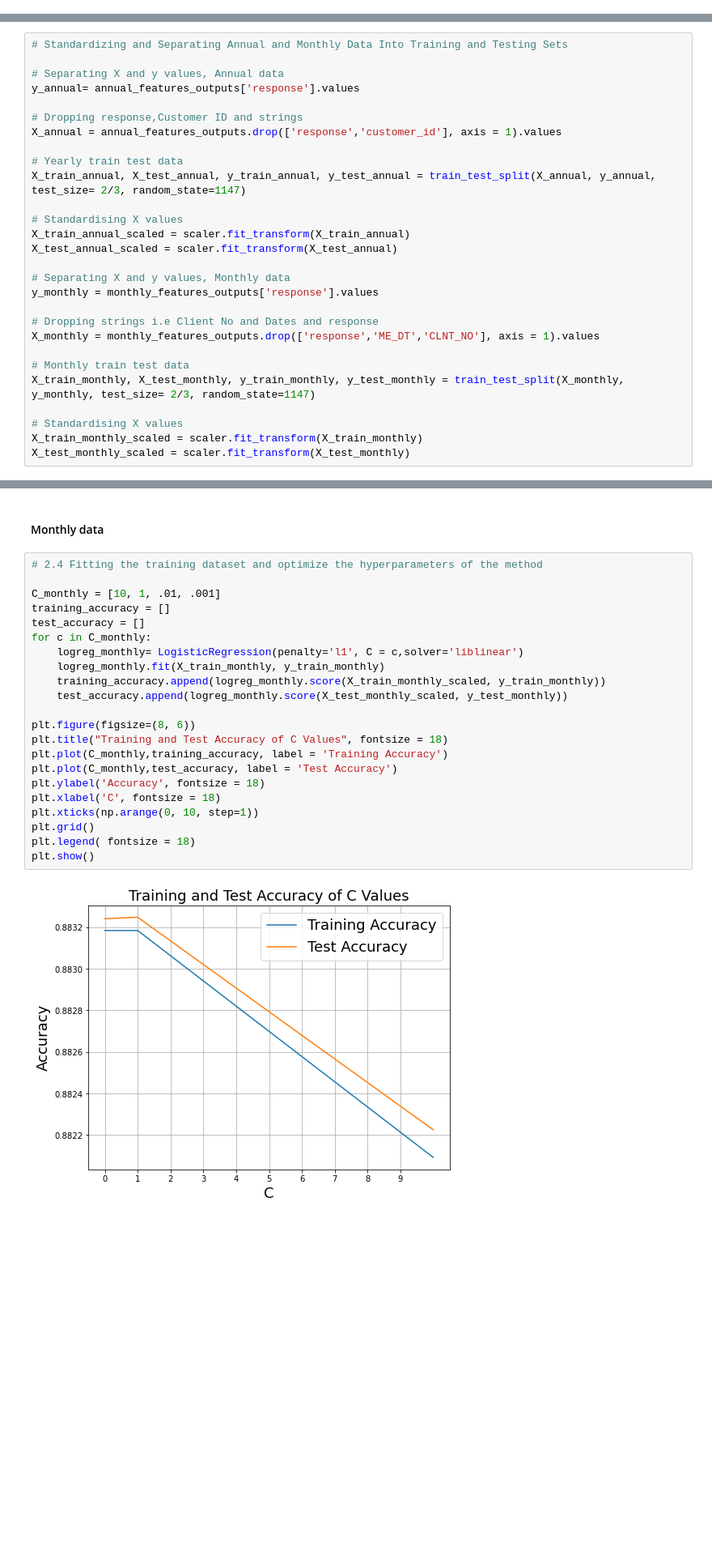
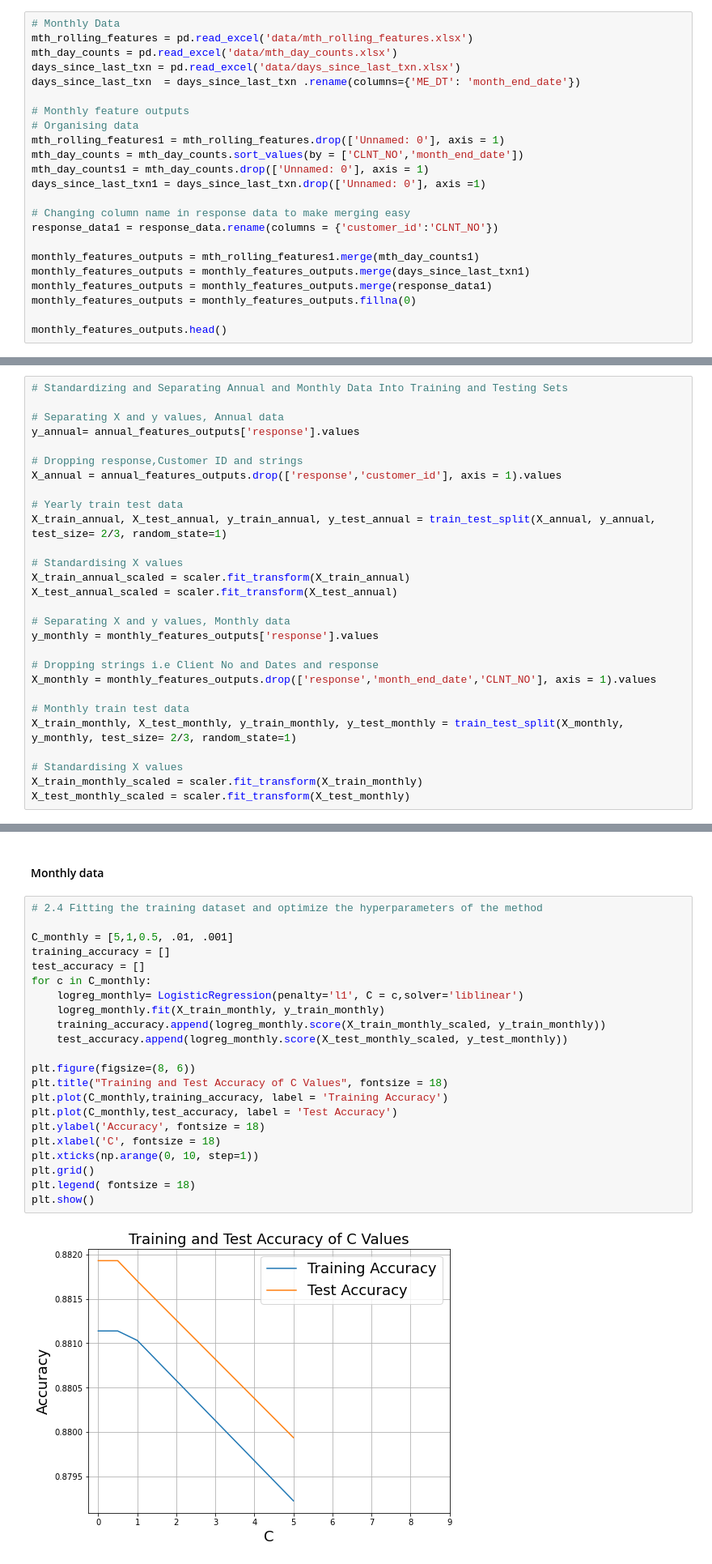
Before and after one commit to PortiaMasibi/Predicting-Response-to-Promotional-Campaign-, a Jupyter notebook: comparing_algorithms.ipynb, the cells around one changed output, grey strips where cells are left out. Shown at 81% size. Cells and saved outputs as stored; diff of their text form; blank space fills up the shorter version.

```diff
--- a/comparing_algorithms.ipynb
+++ b/comparing_algorithms.ipynb
@@ -92,0 +87,23 @@ monthly_features_outputs = monthly_features_outputs.fillna(0)
+# %%
+# Monthly Data
+mth_rolling_features = pd.read_excel('data/mth_rolling_features.xlsx')
+mth_day_counts = pd.read_excel('data/mth_day_counts.xlsx')
+days_since_last_txn = pd.read_excel('data/days_since_last_txn.xlsx')
+days_since_last_txn  = days_since_last_txn .rename(columns={'ME_DT': 'month_end_date'})
+
+# Monthly feature outputs
+# Organising data
+mth_rolling_features1 = mth_rolling_features.drop(['Unnamed: 0'], axis = 1)
+mth_day_counts = mth_day_counts.sort_values(by = ['CLNT_NO','month_end_date'])
+mth_day_counts1 = mth_day_counts.drop(['Unnamed: 0'], axis = 1)
+days_since_last_txn1 = days_since_last_txn.drop(['Unnamed: 0'], axis =1)
+
+# Changing column name in response data to make merging easy
+response_data1 = response_data.rename(columns = {'customer_id':'CLNT_NO'})
+
+monthly_features_outputs = mth_rolling_features1.merge(mth_day_counts1)
+monthly_features_outputs = monthly_features_outputs.merge(days_since_last_txn1)
+monthly_features_outputs = monthly_features_outputs.merge(response_data1)
+monthly_features_outputs = monthly_features_outputs.fillna(0)
+
+monthly_features_outputs.head()
@@ -127,7 +152,7 @@ y_annual= annual_features_outputs['response'].values
 X_annual = annual_features_outputs.drop(['response','customer_id'], axis = 1).values
 
 # Yearly train test data
-X_train_annual, X_test_annual, y_train_annual, y_test_annual = train_test_split(X_annual, y_annual, test_size= 2/3, random_state=1147)
+X_train_annual, X_test_annual, y_train_annual, y_test_annual = train_test_split(X_annual, y_annual, test_size= 2/3, random_state=1)
 
 # Standardising X values
 X_train_annual_scaled = scaler.fit_transform(X_train_annual)
@@ -137,10 +162,10 @@ X_test_annual_scaled = scaler.fit_transform(X_test_annual)
 y_monthly = monthly_features_outputs['response'].values
 
 # Dropping strings i.e Client No and Dates and response
-X_monthly = monthly_features_outputs.drop(['response','ME_DT','CLNT_NO'], axis = 1).values
+X_monthly = monthly_features_outputs.drop(['response','month_end_date','CLNT_NO'], axis = 1).values
 
 # Monthly train test data
-X_train_monthly, X_test_monthly, y_train_monthly, y_test_monthly = train_test_split(X_monthly, y_monthly, test_size= 2/3, random_state=1147)
+X_train_monthly, X_test_monthly, y_train_monthly, y_test_monthly = train_test_split(X_monthly, y_monthly, test_size= 2/3, random_state=1)
 
 # Standardising X values
 X_train_monthly_scaled = scaler.fit_transform(X_train_monthly)
@@ -314,27 +370,27 @@ weighted avg       0.81      0.90      0.86      4590
 # %%
 # 2.4 Fitting the training dataset and optimize the hyperparameters of the method
 
-C_monthly = [10, 1, .01, .001]
+C_monthly = [5,1,0.5, .01, .001]
 training_accuracy = []
 test_accuracy = []
 for c in C_monthly:
     logreg_monthly= LogisticRegression(penalty='l1', C = c,solver='liblinear')
     logreg_monthly.fit(X_train_monthly, y_train_monthly)
     training_accuracy.append(logreg_monthly.score(X_train_monthly_scaled, y_train_monthly))
     test_accuracy.append(logreg_monthly.score(X_test_monthly_scaled, y_test_monthly))
 
 plt.figure(figsize=(8, 6))
 plt.title("Training and Test Accuracy of C Values", fontsize = 18)
 plt.plot(C_monthly,training_accuracy, label = 'Training Accuracy')
 plt.plot(C_monthly,test_accuracy, label = 'Test Accuracy')
 plt.ylabel('Accuracy', fontsize = 18)
 plt.xlabel('C', fontsize = 18)
 plt.xticks(np.arange(0, 10, step=1))
 plt.grid()
 plt.legend( fontsize = 18)
 plt.show()
 # %% [output]
-[figure, old version]
+[figure, new version]
 # %%
 # Therefore C_monthly = 0.01
 #Fitting model
```
Also changed, not shown: parts of 14 cells of this notebook, 1 other file.
